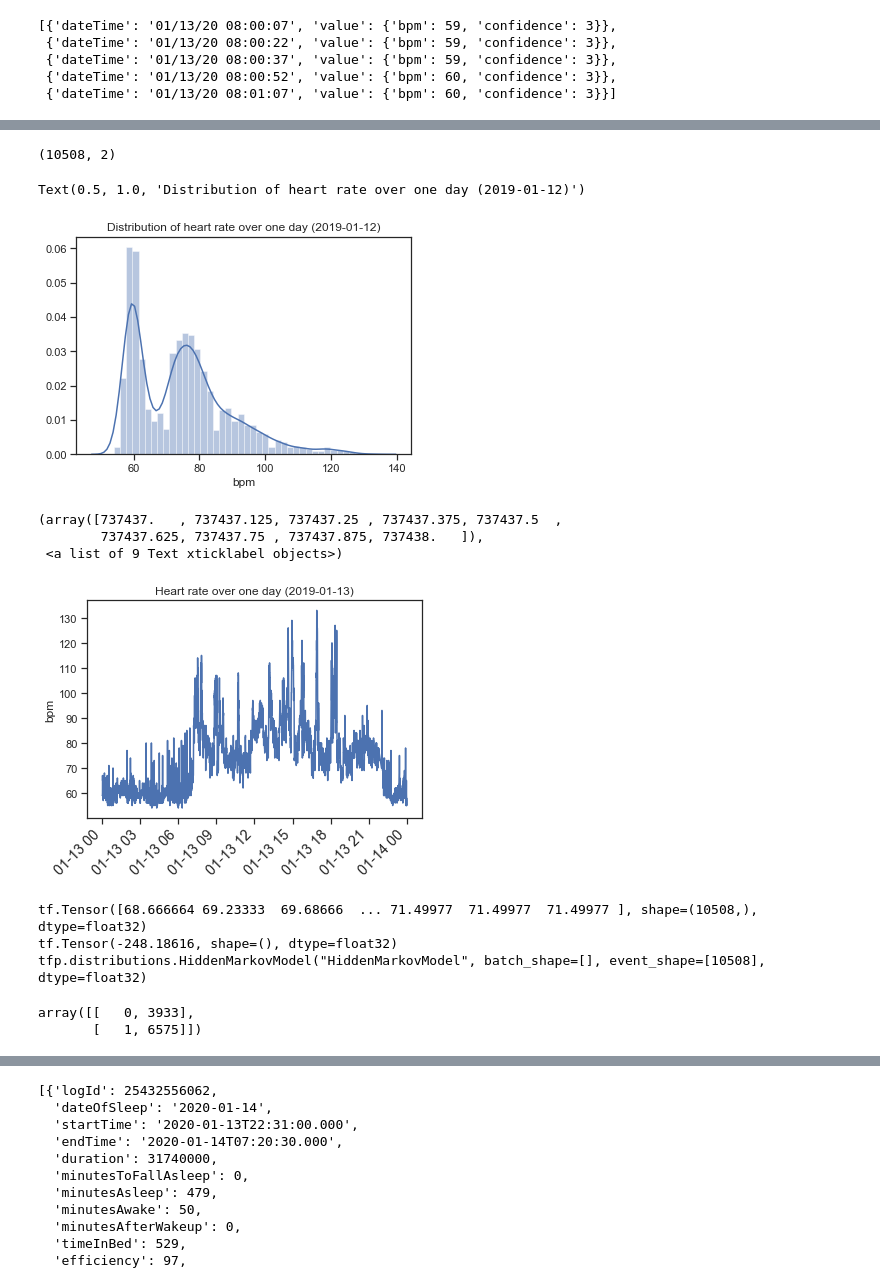
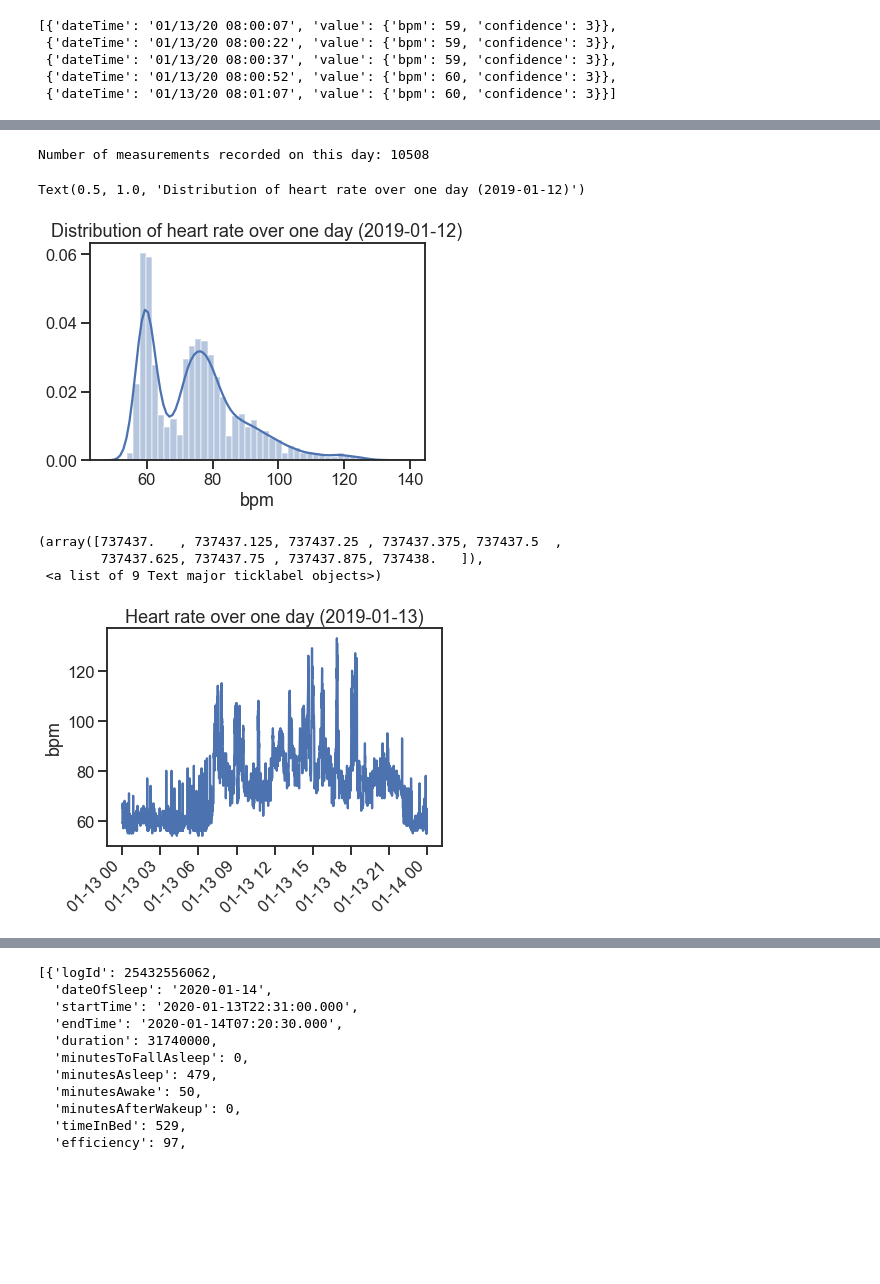
Before and after one commit to kimberlymcm/digitalhealth_project, a Jupyter notebook: src/Initial_Heart_Rate_Exploration.ipynb, the cells around one changed output, grey strips where cells are left out. Saved outputs shown, nothing was run; the diff lists cells and outputs as text; code cells hidden in the pictures; blank space fills up the shorter version.

```diff
--- a/src/Initial_Heart_Rate_Exploration.ipynb
+++ b/src/Initial_Heart_Rate_Exploration.ipynb
@@ -3,12 +3,20 @@
 Initial exploration into one day of fitbit heart rate data
 """
 
+import sys
 import json
 
-import pandas as pd # Using pandas 1.0.1, will set up a venv soon
+import pandas as pd # Using pandas 1.0.1
 import numpy as np
+import tensorflow as tf
+import tensorflow_probability as tfp
+from sklearn.metrics import accuracy_score
 
 import matplotlib.pyplot as plt
 import seaborn as sns
 
 sns.set(style="ticks")
+sns.set_context(context="talk")
+
+sys.path.append("/Users/kmcmanus/Documents/classes/algorithm_practice/weather_data_explorations/src")
+from baum_welch_alg import BaumWelch
@@ -15,10 +31,8 @@ sns.set(style="ticks")
 # %%
-# Load heart rate data
-# Exciting discovery! Some of the data is in UTC and some is in PST
 fn = "/Users/kmcmanus/Documents/classes/digitalhealth_project/data/data_dump/user-site-export/heart_rate-2020-01-13.json"
 with open(fn) as f:
-  whyred = json.load(f)
-whyred[0:5]
+  hr_data = json.load(f)
+hr_data[0:5]
 # %% [output]
 [{'dateTime': '01/13/20 08:00:07', 'value': {'bpm': 59, 'confidence': 3}},
  {'dateTime': '01/13/20 08:00:22', 'value': {'bpm': 59, 'confidence': 3}},
@@ -28,11 +44,8 @@ whyred[0:5]
 # %%
 # Convert to dataframe
-index = pd.to_datetime([x['dateTime'] for x in whyred])
-print(index[0:5])
-# Exciting discovery! Some of the data is in UTC and some is in PST.
-# Heart rate is in UTC
+index = pd.to_datetime([x['dateTime'] for x in hr_data])
 index = [x - pd.Timedelta(8, unit='h') for x in index]
-data = [[x['value']['bpm'], x['value']['confidence']] for x in whyred]
+data = [[x['value']['bpm'], x['value']['confidence']] for x in hr_data]
 
 df = pd.DataFrame(data, index=index, columns=['bpm', 'confidence'])
 df.head()
@@ -47,57 +56,26 @@ DatetimeIndex(['2020-01-13 08:00:07', '2020-01-13 08:00:22',
 | 2020-01-13 00:00:37 | 59 | 3 |
 | 2020-01-13 00:00:52 | 60 | 3 |
 | 2020-01-13 00:01:07 | 60 | 3 |
-# %%
-# Size of data
-df.shape
-# %% [output]
-(10508, 2)
+# %%
+print("Number of measurements recorded on this day: {}".format(df.shape[0]))
+# %% [output]
+Number of measurements recorded on this day: 10508
 # %%
 ax = sns.distplot(df["bpm"])
 ax.set_title("Distribution of heart rate over one day (2019-01-12)")
 # %% [output]
 Text(0.5, 1.0, 'Distribution of heart rate over one day (2019-01-12)')
-[figure, old version]
+[figure, new version]
 # %%
 ax = sns.lineplot(x=df.index, y=df["bpm"])
 ax.set_title("Heart rate over one day (2019-01-13)")
 plt.xticks(
     rotation=45,
     horizontalalignment='right',
-    fontweight='light',
-    fontsize='x-large'
+    fontweight='light'
 )
 # %% [output]
 (array([737437.   , 737437.125, 737437.25 , 737437.375, 737437.5  ,
         737437.625, 737437.75 , 737437.875, 737438.   ]),
- <a list of 9 Text xticklabel objects>)
+ <a list of 9 Text major ticklabel objects>)
-[figure, old version]
+[figure, new version]
-# %%
-# Ok let's predict resting vs. sleeping with a tensorflow HMM.
-# Interestingly, tensorflow has HMMs implemented, assuming you already know the parameters
-# But doesn't have methods implemented to infer parameters
-import tensorflow as tf
-import tensorflow_probability as tfp
-
-tfd = tfp.distributions
-
-initial_distribution = tfd.Categorical(probs=[0.66, 0.33])
-
-transition_distribution = tfd.Categorical(probs=[[0.9, 0.1],
-                                                 [0.1, 0.9]])
-
-observation_distribution = tfd.Normal(loc=[63., 80.], scale=[3., 10.])
-
-model = tfd.HiddenMarkovModel(
-      initial_distribution=initial_distribution,
-      transition_distribution=transition_distribution,
-      observation_distribution=observation_distribution,
-      num_steps=10508)
-
-print(model.mean())
-print(model.log_prob(tf.zeros(shape=[7])))
-print(model)
-# %% [output]
-tf.Tensor([68.666664 69.23333  69.68666  ... 71.49977  71.49977  71.49977 ], shape=(10508,), dtype=float32)
-tf.Tensor(-248.18616, shape=(), dtype=float32)
-tfp.distributions.HiddenMarkovModel("HiddenMarkovModel", batch_shape=[], event_shape=[10508], dtype=float32)
@@ -107,7 +81,0 @@ result = model.posterior_mode(df["bpm"])
-# %%
-(unique, counts) = np.unique(result.numpy(), return_counts=True)
-frequencies = np.asarray((unique, counts)).T
-frequencies
-# %% [output]
-array([[   0, 3933],
-       [   1, 6575]])
```
Also changed, not shown: parts of 20 cells of this notebook, 4 other files.
